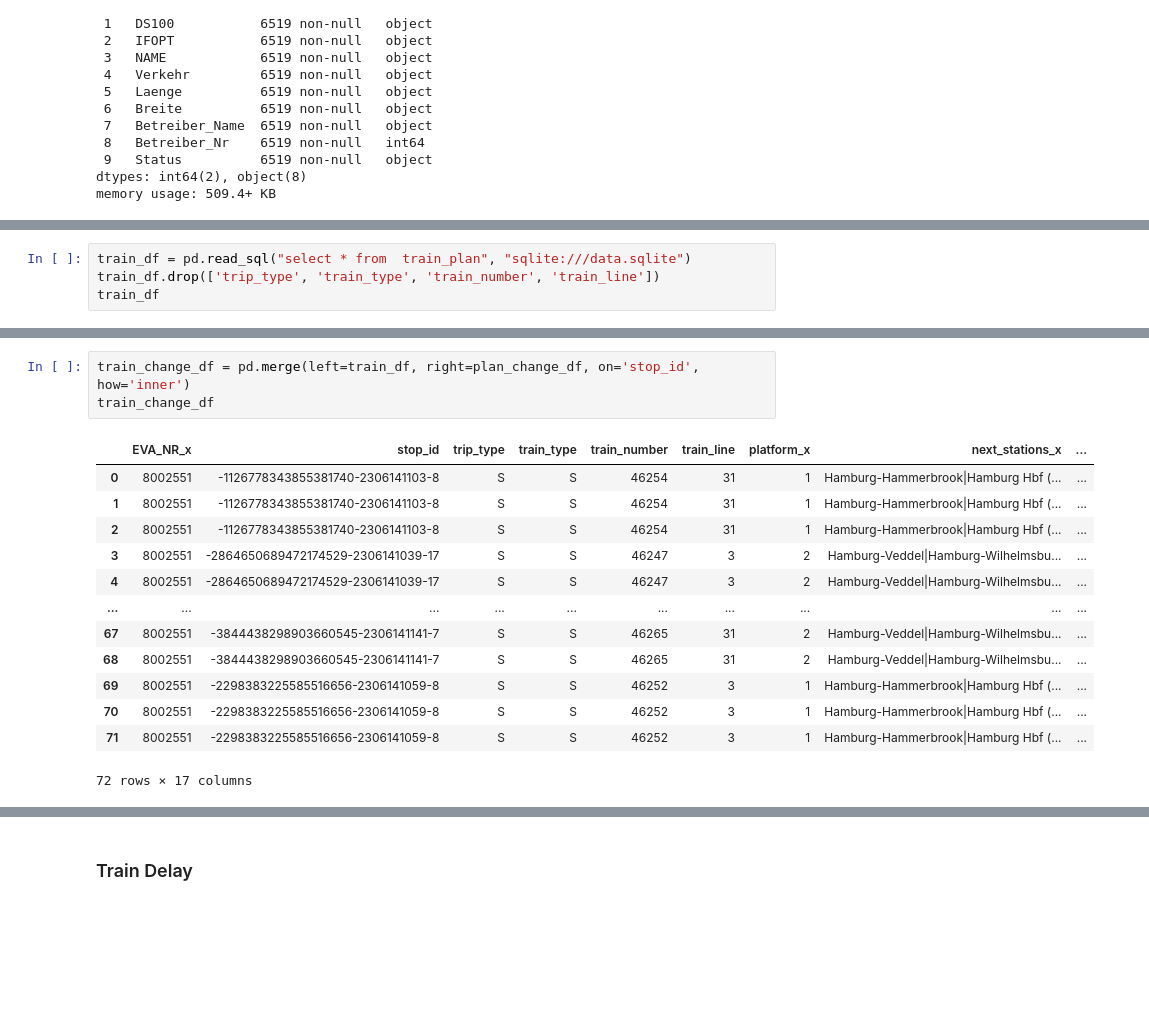
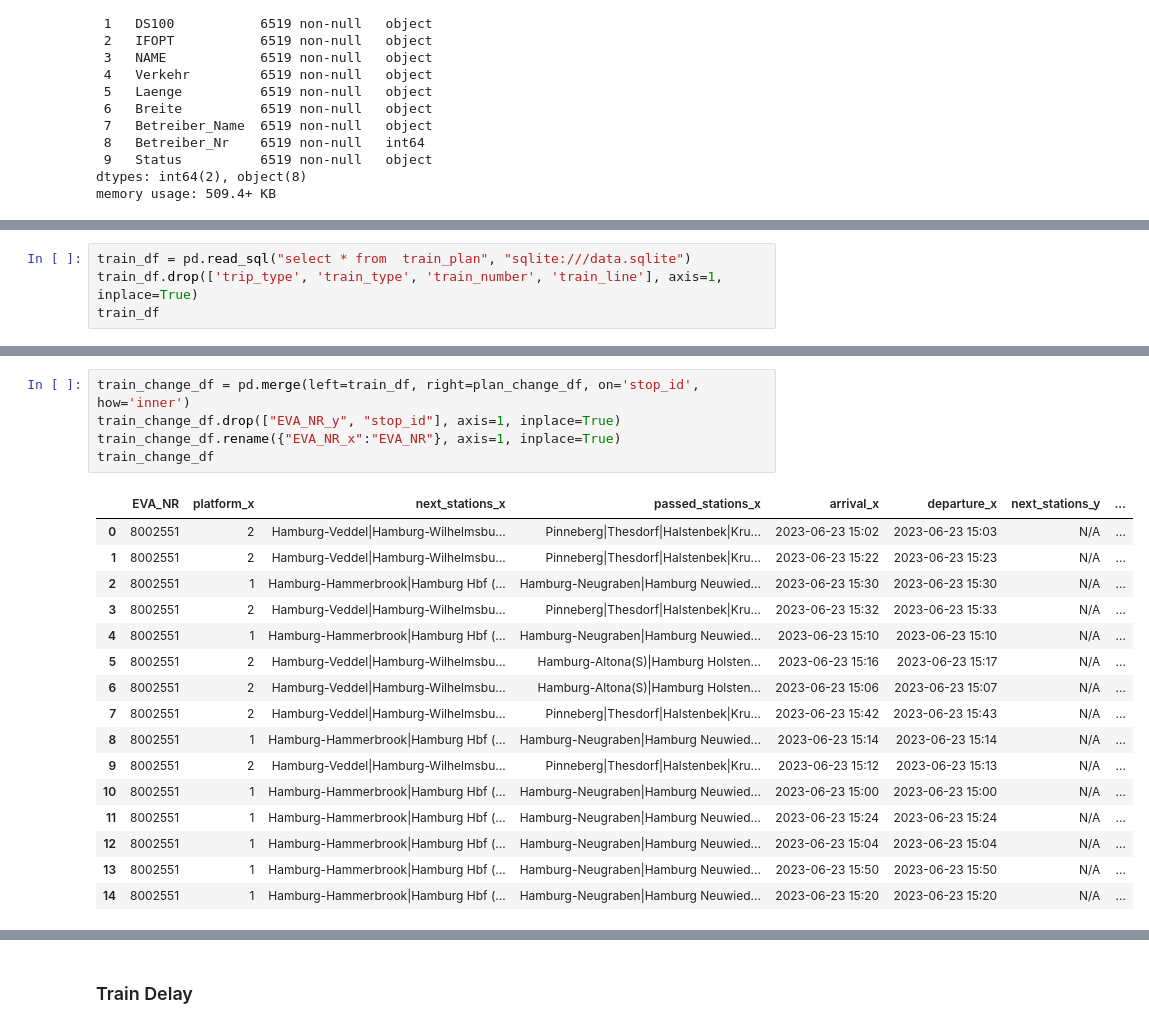
Before and after one commit to HassanRady/2023-amse-template, a Jupyter notebook: exploration.ipynb, the cells around one changed output, grey strips where cells are left out. Drawn from its saved outputs; the diff is of its cells as text; blank space fills up the shorter version.

```diff
--- a/exploration.ipynb
+++ b/exploration.ipynb
@@ -65,5 +92,5 @@ station_name_df
 # %%
 train_df = pd.read_sql("select * from  train_plan", "sqlite:///data.sqlite")
-train_df.drop(['trip_type', 'train_type', 'train_number', 'train_line'])
+train_df.drop(['trip_type', 'train_type', 'train_number', 'train_line'], axis=1, inplace=True)
 train_df
 # %% [output]
@@ -100,17 +131,22 @@ plan_change_df
 # %%
 train_change_df = pd.merge(left=train_df, right=plan_change_df, on='stop_id', how='inner')
+train_change_df.drop(["EVA_NR_y", "stop_id"], axis=1, inplace=True)
+train_change_df.rename({"EVA_NR_x":"EVA_NR"}, axis=1, inplace=True)
 train_change_df
 # %% [output]
-|  | EVA_NR_x | stop_id | trip_type | train_type | train_number | train_line | platform_x | next_stations_x | ... |
-| 0 | 8002551 | -1126778343855381740-2306141103-8 | S | S | 46254 | 31 | 1 | Hamburg-Hammerbrook|Hamburg Hbf (... | ... |
-| 1 | 8002551 | -1126778343855381740-2306141103-8 | S | S | 46254 | 31 | 1 | Hamburg-Hammerbrook|Hamburg Hbf (... | ... |
-| 2 | 8002551 | -1126778343855381740-2306141103-8 | S | S | 46254 | 31 | 1 | Hamburg-Hammerbrook|Hamburg Hbf (... | ... |
-| 3 | 8002551 | -2864650689472174529-2306141039-17 | S | S | 46247 | 3 | 2 | Hamburg-Veddel|Hamburg-Wilhelmsbu... | ... |
-| 4 | 8002551 | -2864650689472174529-2306141039-17 | S | S | 46247 | 3 | 2 | Hamburg-Veddel|Hamburg-Wilhelmsbu... | ... |
-| ... | ... | ... | ... | ... | ... | ... | ... | ... | ... |
-| 67 | 8002551 | -3844438298903660545-2306141141-7 | S | S | 46265 | 31 | 2 | Hamburg-Veddel|Hamburg-Wilhelmsbu... | ... |
-| 68 | 8002551 | -3844438298903660545-2306141141-7 | S | S | 46265 | 31 | 2 | Hamburg-Veddel|Hamburg-Wilhelmsbu... | ... |
-| 69 | 8002551 | -2298383225585516656-2306141059-8 | S | S | 46252 | 3 | 1 | Hamburg-Hammerbrook|Hamburg Hbf (... | ... |
-| 70 | 8002551 | -2298383225585516656-2306141059-8 | S | S | 46252 | 3 | 1 | Hamburg-Hammerbrook|Hamburg Hbf (... | ... |
-| 71 | 8002551 | -2298383225585516656-2306141059-8 | S | S | 46252 | 3 | 1 | Hamburg-Hammerbrook|Hamburg Hbf (... | ... |
+|  | EVA_NR | platform_x | next_stations_x | passed_stations_x | arrival_x | departure_x | next_stations_y | ... |
+| 0 | 8002551 | 2 | Hamburg-Veddel|Hamburg-Wilhelmsbu... | Pinneberg|Thesdorf|Halstenbek|Kru... | 2023-06-23 15:02 | 2023-06-23 15:03 | N/A | ... |
+| 1 | 8002551 | 2 | Hamburg-Veddel|Hamburg-Wilhelmsbu... | Pinneberg|Thesdorf|Halstenbek|Kru... | 2023-06-23 15:22 | 2023-06-23 15:23 | N/A | ... |
+| 2 | 8002551 | 1 | Hamburg-Hammerbrook|Hamburg Hbf (... | Hamburg-Neugraben|Hamburg Neuwied... | 2023-06-23 15:30 | 2023-06-23 15:30 | N/A | ... |
+| 3 | 8002551 | 2 | Hamburg-Veddel|Hamburg-Wilhelmsbu... | Pinneberg|Thesdorf|Halstenbek|Kru... | 2023-06-23 15:32 | 2023-06-23 15:33 | N/A | ... |
+| 4 | 8002551 | 1 | Hamburg-Hammerbrook|Hamburg Hbf (... | Hamburg-Neugraben|Hamburg Neuwied... | 2023-06-23 15:10 | 2023-06-23 15:10 | N/A | ... |
+| 5 | 8002551 | 2 | Hamburg-Veddel|Hamburg-Wilhelmsbu... | Hamburg-Altona(S)|Hamburg Holsten... | 2023-06-23 15:16 | 2023-06-23 15:17 | N/A | ... |
+| 6 | 8002551 | 2 | Hamburg-Veddel|Hamburg-Wilhelmsbu... | Hamburg-Altona(S)|Hamburg Holsten... | 2023-06-23 15:06 | 2023-06-23 15:07 | N/A | ... |
+| 7 | 8002551 | 2 | Hamburg-Veddel|Hamburg-Wilhelmsbu... | Pinneberg|Thesdorf|Halstenbek|Kru... | 2023-06-23 15:42 | 2023-06-23 15:43 | N/A | ... |
+| 8 | 8002551 | 1 | Hamburg-Hammerbrook|Hamburg Hbf (... | Hamburg-Neugraben|Hamburg Neuwied... | 2023-06-23 15:14 | 2023-06-23 15:14 | N/A | ... |
+| 9 | 8002551 | 2 | Hamburg-Veddel|Hamburg-Wilhelmsbu... | Pinneberg|Thesdorf|Halstenbek|Kru... | 2023-06-23 15:12 | 2023-06-23 15:13 | N/A | ... |
+| 10 | 8002551 | 1 | Hamburg-Hammerbrook|Hamburg Hbf (... | Hamburg-Neugraben|Hamburg Neuwied... | 2023-06-23 15:00 | 2023-06-23 15:00 | N/A | ... |
+| 11 | 8002551 | 1 | Hamburg-Hammerbrook|Hamburg Hbf (... | Hamburg-Neugraben|Hamburg Neuwied... | 2023-06-23 15:24 | 2023-06-23 15:24 | N/A | ... |
+| 12 | 8002551 | 1 | Hamburg-Hammerbrook|Hamburg Hbf (... | Hamburg-Neugraben|Hamburg Neuwied... | 2023-06-23 15:04 | 2023-06-23 15:04 | N/A | ... |
+| 13 | 8002551 | 1 | Hamburg-Hammerbrook|Hamburg Hbf (... | Hamburg-Neugraben|Hamburg Neuwied... | 2023-06-23 15:50 | 2023-06-23 15:50 | N/A | ... |
+| 14 | 8002551 | 1 | Hamburg-Hammerbrook|Hamburg Hbf (... | Hamburg-Neugraben|Hamburg Neuwied... | 2023-06-23 15:20 | 2023-06-23 15:20 | N/A | ... |
-72 rows × 17 columns
```
Also changed, not shown: parts of 30 cells of this notebook.
